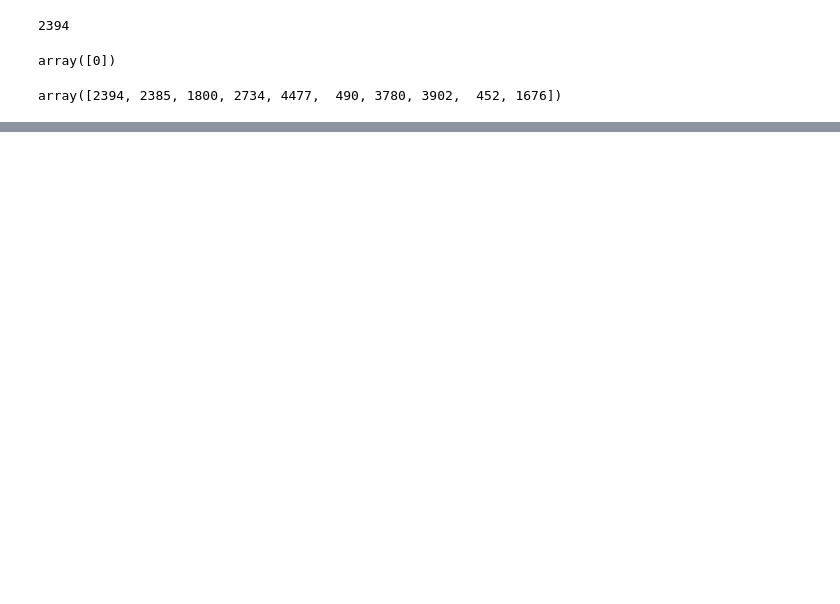
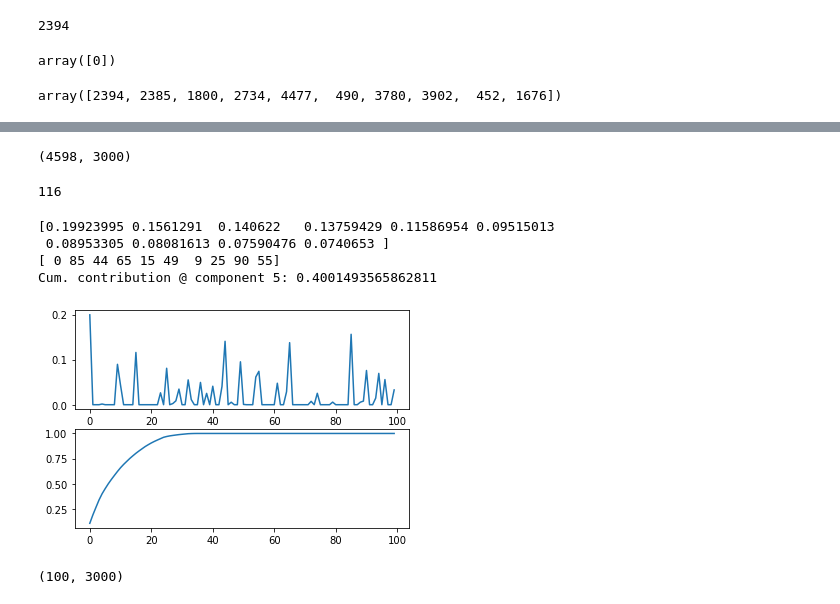
Before and after one commit to qcabel/park-recommendation, a Jupyter notebook: google_review/tfidf_google_reviews.ipynb, the cells around one changed output, grey strips where cells are left out. Drawn from its saved outputs; the diff is of its cells as text; code cells hidden in the pictures; blank space fills up the shorter version.

Commit message:
extract review topics with nnmf

```diff
--- a/google_review/tfidf_google_reviews.ipynb
+++ b/google_review/tfidf_google_reviews.ipynb
@@ -106,4 +104,4 @@ def gen_concat_doc(lemmatizer, texts):
     """Concatenate all docs (review texts) for the same place into one single doc."""
     yield from chain(*[lemmatizer.lemmatize(doc) for doc in texts])
 # %%
-docs = [list(gen_concat_doc(lemmatizer, doc)) for doc in reviews_content]
+docs_with_pos = [list(gen_concat_doc(lemmatizer, doc)) for doc in reviews_content]
@@ -244,0 +327,56 @@ docs[0]
+# %%
+tfidf_vec = TfidfVectorizer(
+    analyzer='word',
+    tokenizer=no_op_tokenize_func,
+    preprocessor=no_op_tokenize_func,
+    token_pattern=None,
+    max_features=2000,
+    # a word must at least occur in 3 parks
+    min_df=5)
+
+# this is the matrix X in the text above
+park_word_mat = cnt_vec.fit_transform(docs_nouns_verbs_only)
+park_word_mat.shape
+# %% [output]
+(4598, 3000)
+# %%
+np.sum(park_word_mat.todense()[0, :])
+# %% [output]
+116
+# %%
+from sklearn.decomposition import NMF
+
+N_COMPONENTS = 100
+
+# use a relatively large l1_ratio to encourage sparsity in the solutions
+nmf_model = NMF(N_COMPONENTS, init='random', random_state=0, max_iter=2000,
+                l1_ratio=0.75, alpha=3.0)
+W = nmf_model.fit_transform(park_word_mat)
+# %%
+from matplotlib import pyplot as plt
+
+def print_park_topics(place_id, top_k_topics=10):
+    print(np.sort(W[place_id_mapping[place_id], :])[::-1][:top_k_topics])
+    print(np.argsort(W[place_id_mapping[place_id], :])[::-1][:top_k_topics])
+    plt.subplot(2, 1, 1)
+    plt.plot(W[place_id_mapping[place_id], :])
+
+    plt.subplot(2, 1, 2)
+    sorted_contrib = np.sort(W[place_id_mapping[place_id], :])[::-1]
+    norm_sorted_contrib = sorted_contrib / np.sum(sorted_contrib)
+    cum_contrib = np.cumsum(norm_sorted_contrib)
+    print("Cum. contribution @ component 5:", cum_contrib[4])
+    plt.plot(cum_contrib)
+# %%
+print_park_topics("ChIJ6TFIKYC3xokRmfC2e01b-Ik")
+# %% [output]
+[0.19923995 0.1561291  0.140622   0.13759429 0.11586954 0.09515013
+ 0.08953305 0.08081613 0.07590476 0.0740653 ]
+[ 0 85 44 65 15 49  9 25 90 55]
+Cum. contribution @ component 5: 0.4001493565862811
+[figure, added]
+# %%
+H = nmf_model.components_
+H.shape
+# %% [output]
+(100, 3000)
```
Also changed, not shown: parts of 43 cells of this notebook.
